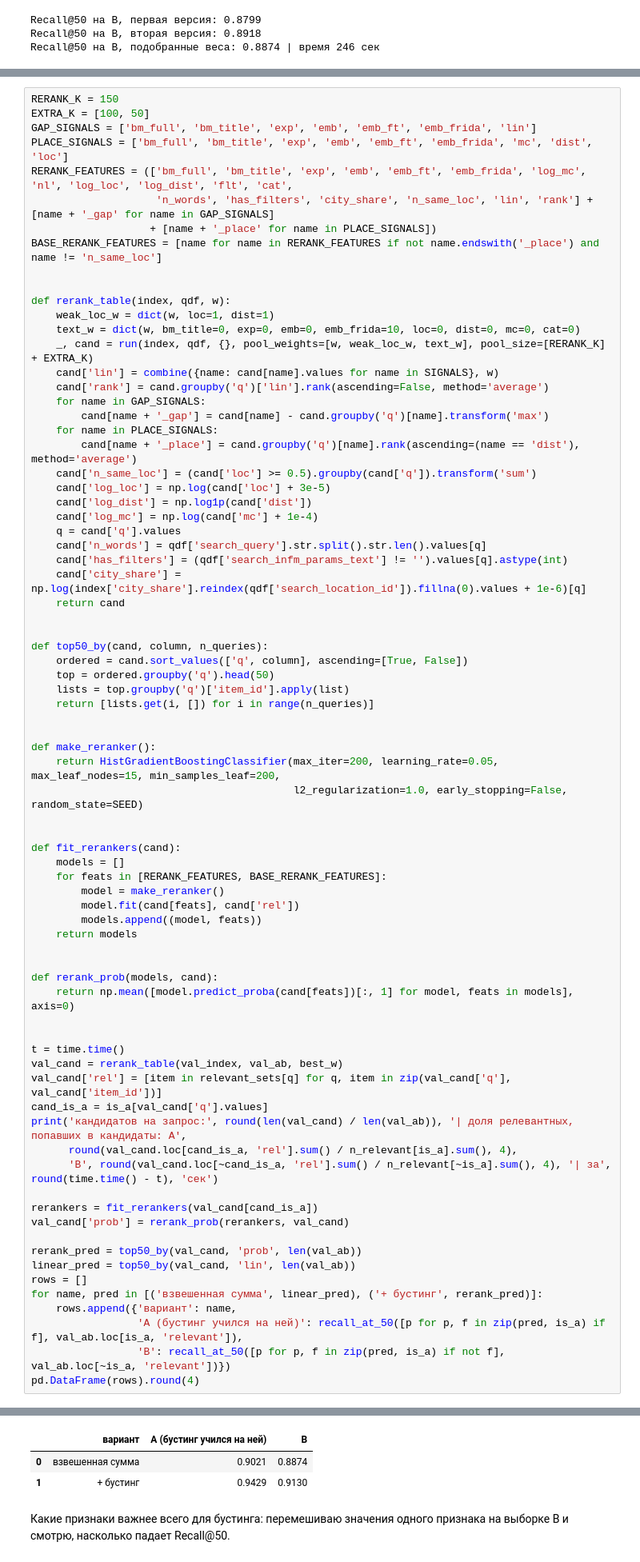
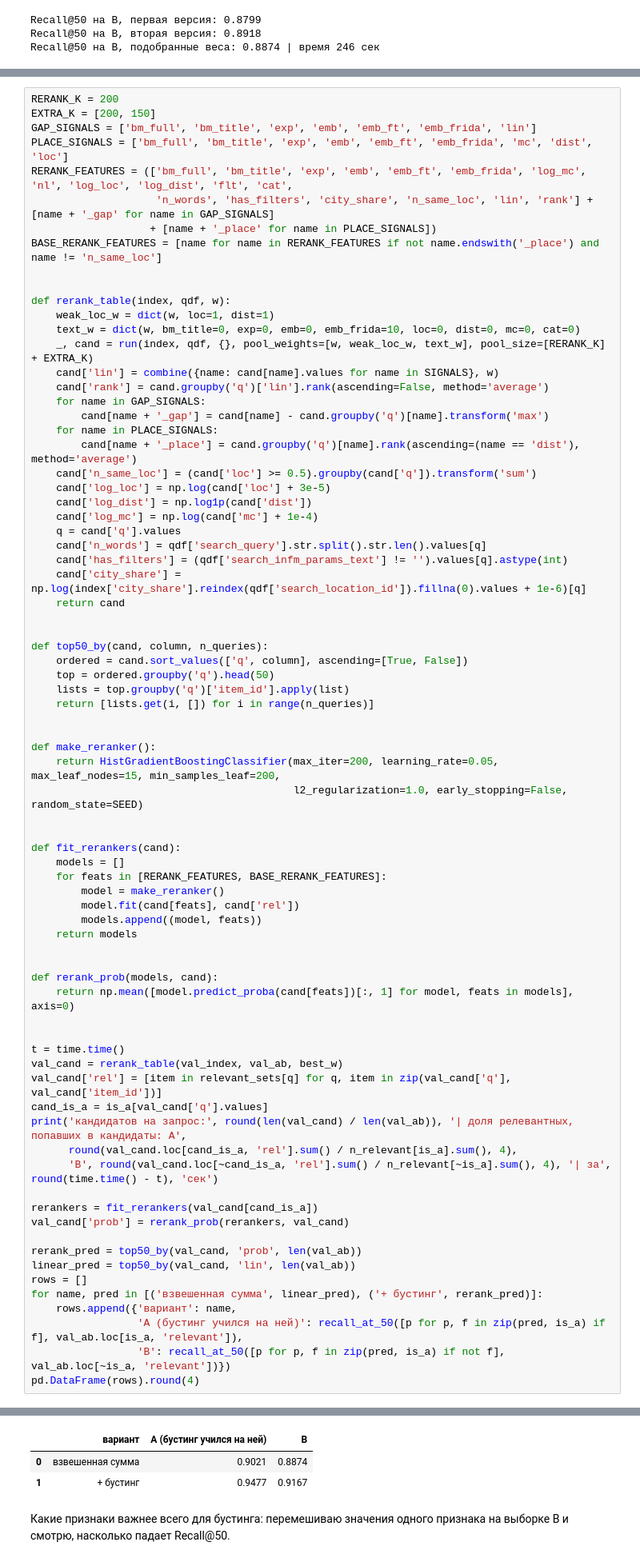
Before and after one commit to Smolyaninoff/avito-candidate-search, a Jupyter notebook: solution.ipynb, the cells around one changed output, grey strips where cells are left out. Shown at 80% size. Cells and saved outputs as stored; diff of their text form.

Commit message:
accuracy update: more candidates for the reranker
Recall@50 on the platform 0.905336, validation B 0.917.

```diff
--- a/solution.ipynb
+++ b/solution.ipynb
@@ -1049,6 +1049,6 @@ Recall@50 на B, подобранные веса: 0.8874 | время 246 се
 # %%
-RERANK_K = 150
-EXTRA_K = [100, 50]
+RERANK_K = 200
+EXTRA_K = [200, 150]
 GAP_SIGNALS = ['bm_full', 'bm_title', 'exp', 'emb', 'emb_ft', 'emb_frida', 'lin']
 PLACE_SIGNALS = ['bm_full', 'bm_title', 'exp', 'emb', 'emb_ft', 'emb_frida', 'mc', 'dist', 'loc']
 RERANK_FEATURES = (['bm_full', 'bm_title', 'exp', 'emb', 'emb_ft', 'emb_frida', 'log_mc', 'nl', 'log_loc', 'log_dist', 'flt', 'cat',
@@ -1127,6 +1127,6 @@ pd.DataFrame(rows).round(4)
 |  | вариант | A (бустинг учился на ней) | B |
 | 0 | взвешенная сумма | 0.9021 | 0.8874 |
-| 1 | + бустинг | 0.9429 | 0.9130 |
+| 1 | + бустинг | 0.9477 | 0.9167 |
 # %% [markdown]
 Какие признаки важнее всего для бустинга: перемешиваю значения одного признака на выборке B и смотрю, насколько падает Recall@50.
 # %%
```
Also changed, not shown: parts of 14 cells of this notebook, 2 other files.
